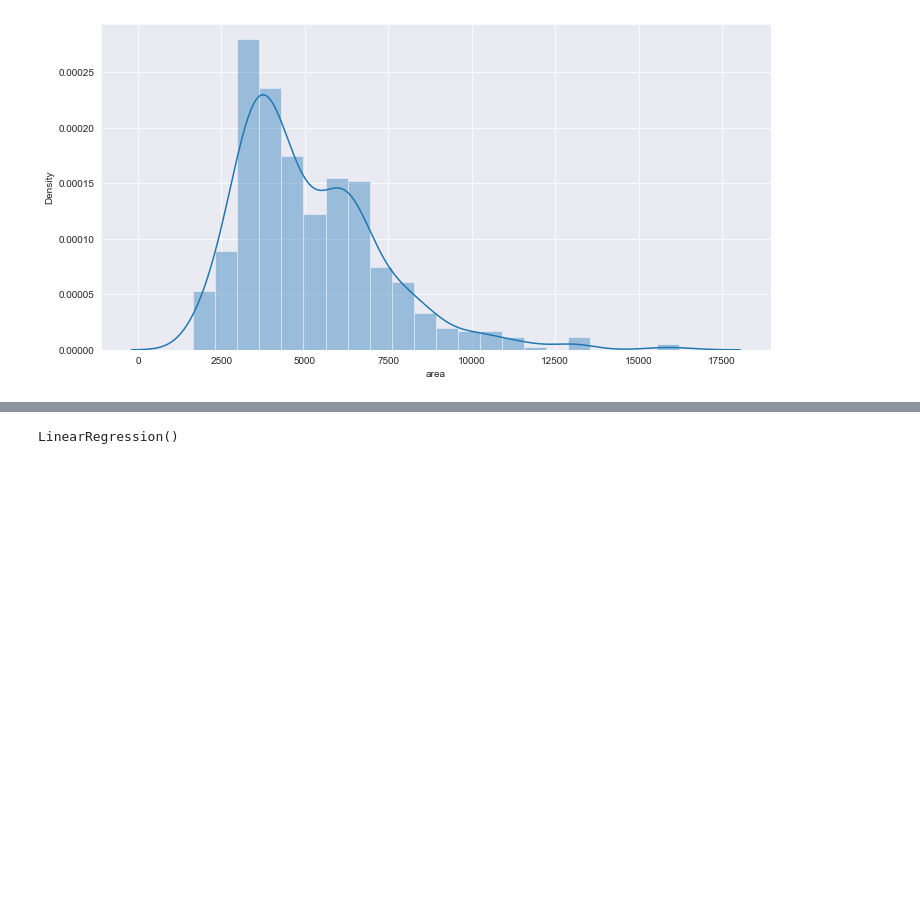
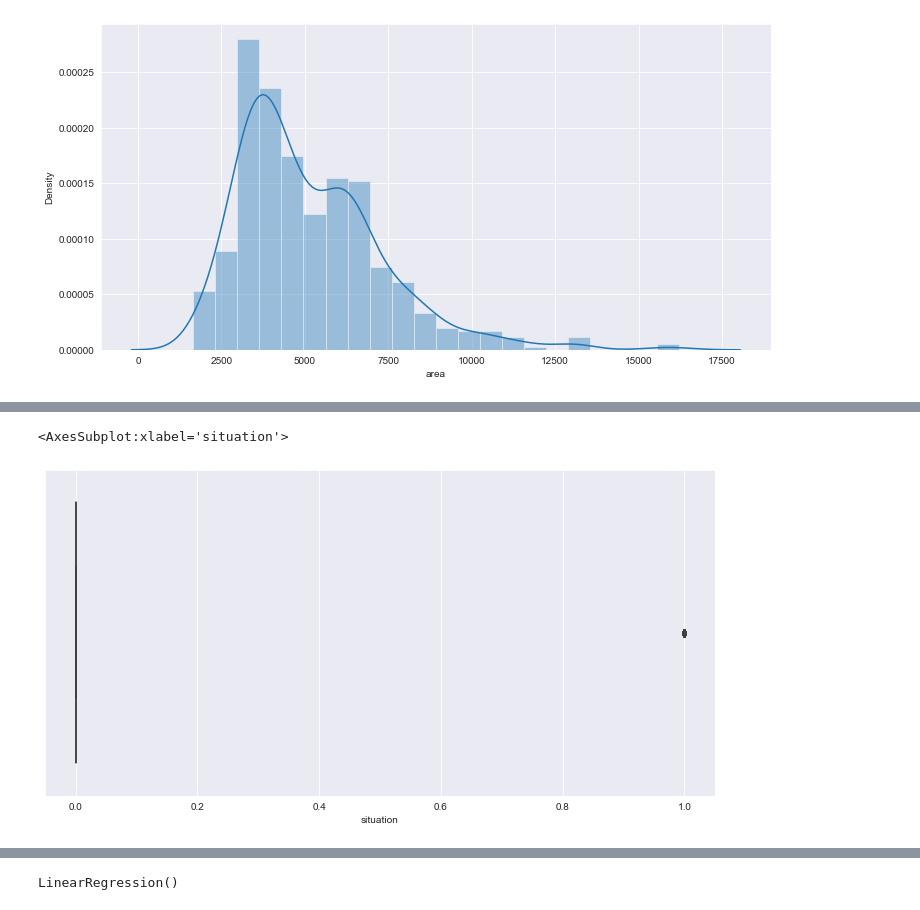
Before and after one commit to gumberankush/AI-DataScience-Course, a Jupyter notebook: ML/Linear Regression.ipynb, the cells around one changed output, grey strips where cells are left out. Saved outputs shown, nothing was run; the diff lists cells and outputs as text; code cells hidden in the pictures; blank space fills up the shorter version.

```diff
--- a/ML/Linear Regression.ipynb
+++ b/ML/Linear Regression.ipynb
@@ -79,0 +165,5 @@ plt.show()
+# %%
+sns.boxplot(house['situation'])
+# %% [output]
+<AxesSubplot:xlabel='situation'>
+[figure, added]
```
Also changed, not shown: parts of 18 cells of this notebook.
